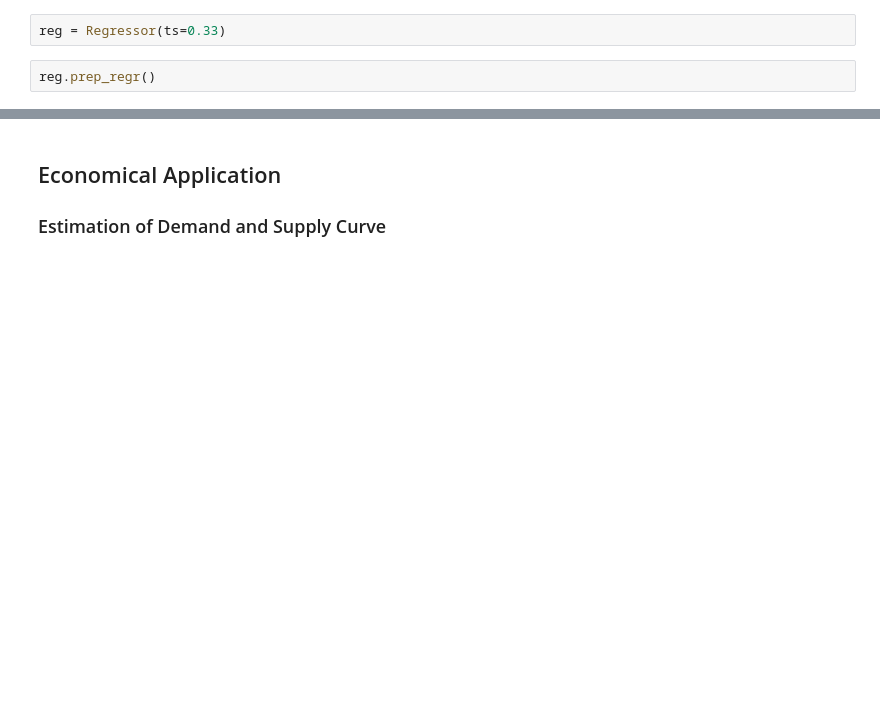
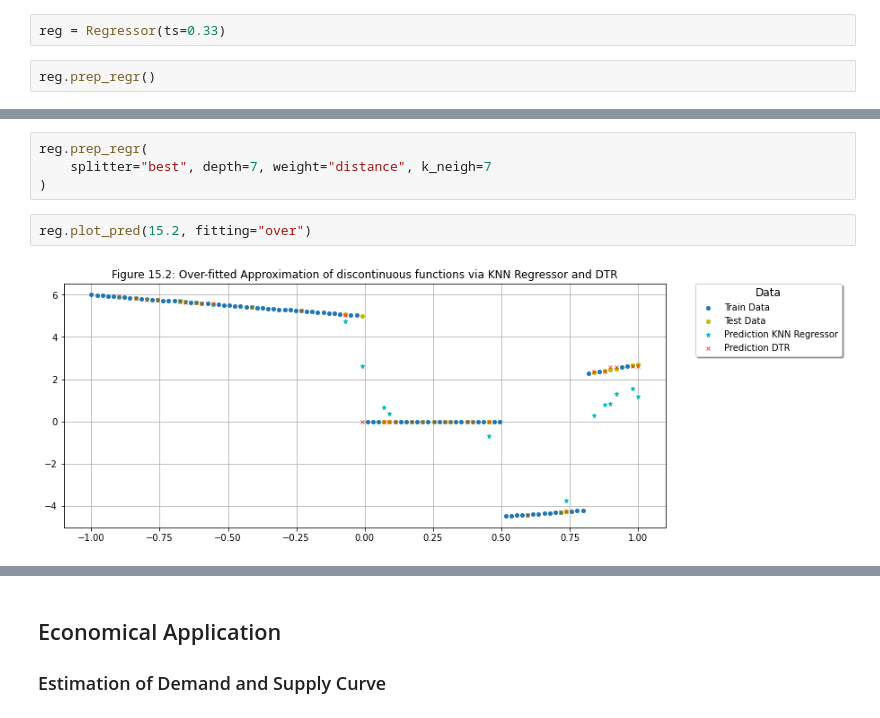
Before and after one commit to ArbiKodraj/Final_Project, a Jupyter notebook: FunctionApproximation.ipynb, the cells around one changed output, grey strips where cells are left out. Saved outputs shown, nothing was run; the diff lists cells and outputs as text; blank space fills up the shorter version.

```diff
--- a/FunctionApproximation.ipynb
+++ b/FunctionApproximation.ipynb
@@ -908,0 +915,8 @@ Table 12: Approximation Accuracy ML Methods
+# %%
+reg.prep_regr(
+    splitter="best", depth=7, weight="distance", k_neigh=7
+)
+# %%
+reg.plot_pred(15.2, fitting="over")
+# %% [output]
+[figure, added]
```
Also changed, not shown: parts of 17 cells of this notebook, 1 other file.
